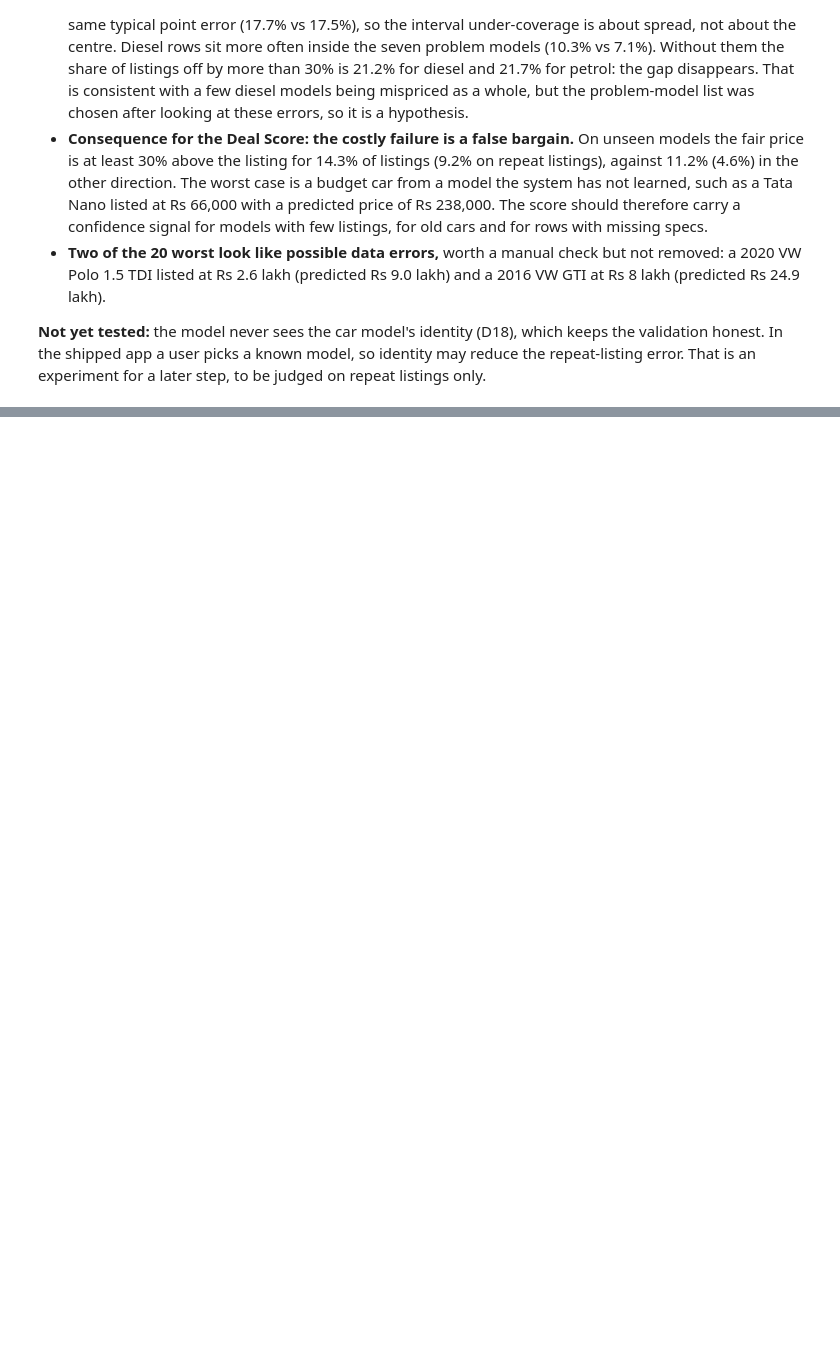
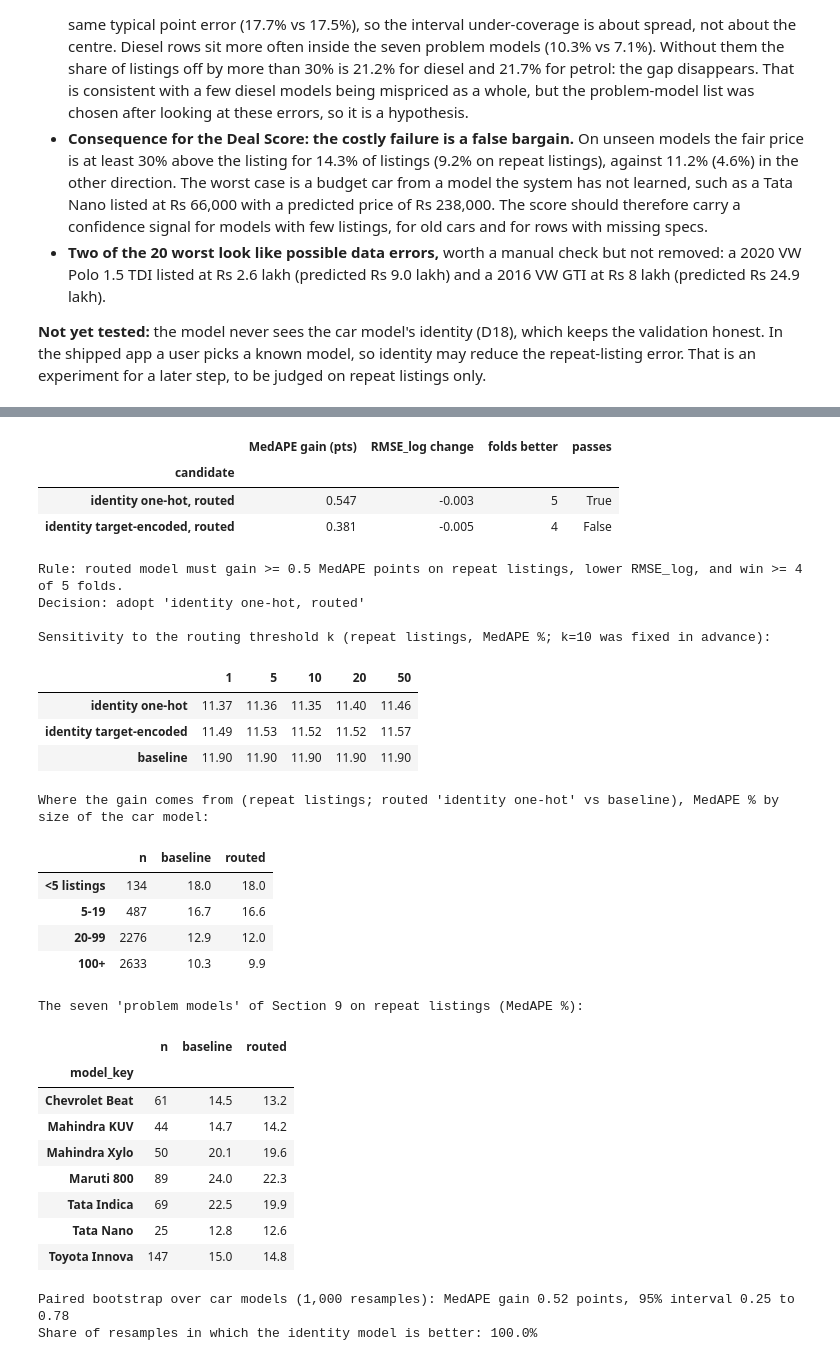
Before and after one commit to aayaan-khan/Used-Cars-Cost-Prediction, a Jupyter notebook: notebooks/Used_Cars_Cost_Prediction.ipynb, the cells around one changed output, grey strips where cells are left out. Drawn from its saved outputs; the diff is of its cells as text; code cells hidden in the pictures; blank space fills up the shorter version.

```diff
--- a/notebooks/Used_Cars_Cost_Prediction.ipynb
+++ b/notebooks/Used_Cars_Cost_Prediction.ipynb
@@ -1941,0 +2032,74 @@ Saved: reports/figures/error_analysis.png
+# %%
+# Cell 45: the pre-committed adoption rule, sensitivity to k, and where the gain comes from
+MIN_GAIN_PTS, MIN_FOLDS = 0.5, 4
+rep = tables["repeat listings"]; b = rep.loc[BASE]
+rule = []
+for enc in list(variants)[1:]:
+    r = rep.loc[f"{enc}, routed (k={K_ROUTE})"]
+    gain = b["MedAPE_%"] - r["MedAPE_%"]; folds = int(r["folds better than baseline"][0])
+    rule.append({"candidate": f"{enc}, routed", "MedAPE gain (pts)": gain, "RMSE_log change": r["RMSE_log"] - b["RMSE_log"], "folds better": folds,
+                 "passes": bool(gain >= MIN_GAIN_PTS and r["RMSE_log"] < b["RMSE_log"] and folds >= MIN_FOLDS)})
+rule = pd.DataFrame(rule).set_index("candidate"); display(rule.round(3))
+passing = rule[rule.passes]
+winner_id = None if passing.empty else passing["RMSE_log change"].idxmin()      # of those that pass, the largest RMSE_log reduction
+print(f"Rule: routed model must gain >= {MIN_GAIN_PTS} MedAPE points on repeat listings, lower RMSE_log, and win >= {MIN_FOLDS} of 5 folds.")
+print("Decision:", f"adopt '{winner_id}'" if winner_id else "keep the baseline")
+
+print("\nSensitivity to the routing threshold k (repeat listings, MedAPE %; k=10 was fixed in advance):")
+sens = {f"{enc}": {k: summarise("repeat listings", "x", routed("repeat listings", enc, k))["MedAPE_%"] for k in (1, 5, 10, 20, 50)} for enc in list(variants)[1:]}
+sens["baseline"] = {k: b["MedAPE_%"] for k in (1, 5, 10, 20, 50)}
+display(pd.DataFrame(sens).T.round(2))
+
+best_enc = (winner_id or rule["RMSE_log change"].idxmin()).replace(", routed", "")
+size = dev.model_key.map(dev.model_key.value_counts())
+grp = pd.cut(size, [0, 4, 19, 99, 10000], labels=["<5 listings", "5-19", "20-99", "100+"])
+pb, pr = ape_of(oof["repeat listings"][BASE]), ape_of(routed("repeat listings", best_enc))
+print(f"\nWhere the gain comes from (repeat listings; routed '{best_enc}' vs baseline), MedAPE % by size of the car model:")
+display(pd.DataFrame({"n": grp.value_counts().sort_index(), "baseline": pd.Series(pb).groupby(grp.values).median(),
+                      "routed": pd.Series(pr).groupby(grp.values).median()}).round(1))
+print("The seven 'problem models' of Section 9 on repeat listings (MedAPE %):")
+display(pd.DataFrame({"n": dev.model_key[dev.model_key.isin(problem)].value_counts(),
+                      "baseline": pd.Series(pb, index=dev.index)[dev.model_key.isin(problem)].groupby(dev.model_key).median(),
+                      "routed": pd.Series(pr, index=dev.index)[dev.model_key.isin(problem)].groupby(dev.model_key).median()}).round(1))
+
+# How sure are we of the gain? Paired bootstrap that resamples whole car models (rows of one model are not independent)
+rng = np.random.default_rng(0)
+by_group = [np.flatnonzero(dev.model_key.values == m) for m in dev.model_key.unique()]
+gains = []
+for _ in range(1000):
+    idx = np.concatenate([by_group[i] for i in rng.integers(0, len(by_group), len(by_group))])
+    gains.append(np.median(pb[idx]) - np.median(pr[idx]))
+lo_, mid_, hi_ = np.percentile(gains, [2.5, 50, 97.5])
+print(f"\nPaired bootstrap over car models (1,000 resamples): MedAPE gain {mid_:.2f} points, 95% interval {lo_:.2f} to {hi_:.2f}")
+print(f"Share of resamples in which the identity model is better: {100 * np.mean(np.array(gains) > 0):.1f}%")
+# %% [output]
+|  | MedAPE gain (pts) | RMSE_log change | folds better | passes |
+| candidate |  |  |  |  |
+| identity one-hot, routed | 0.547 | -0.003 | 5 | True |
+| identity target-encoded, routed | 0.381 | -0.005 | 4 | False |
+Rule: routed model must gain >= 0.5 MedAPE points on repeat listings, lower RMSE_log, and win >= 4 of 5 folds.
+Decision: adopt 'identity one-hot, routed'
+
+Sensitivity to the routing threshold k (repeat listings, MedAPE %; k=10 was fixed in advance):
+|  | 1 | 5 | 10 | 20 | 50 |
+| identity one-hot | 11.37 | 11.36 | 11.35 | 11.40 | 11.46 |
+| identity target-encoded | 11.49 | 11.53 | 11.52 | 11.52 | 11.57 |
+| baseline | 11.90 | 11.90 | 11.90 | 11.90 | 11.90 |
+Where the gain comes from (repeat listings; routed 'identity one-hot' vs baseline), MedAPE % by size of the car model:
+|  | n | baseline | routed |
+| <5 listings | 134 | 18.0 | 18.0 |
+| 5-19 | 487 | 16.7 | 16.6 |
+| 20-99 | 2276 | 12.9 | 12.0 |
+| 100+ | 2633 | 10.3 | 9.9 |
+The seven 'problem models' of Section 9 on repeat listings (MedAPE %):
+|  | n | baseline | routed |
+| model_key |  |  |  |
+| Chevrolet Beat | 61 | 14.5 | 13.2 |
+| Mahindra KUV | 44 | 14.7 | 14.2 |
+| Mahindra Xylo | 50 | 20.1 | 19.6 |
+| Maruti 800 | 89 | 24.0 | 22.3 |
+| Tata Indica | 69 | 22.5 | 19.9 |
+| Tata Nano | 25 | 12.8 | 12.6 |
+| Toyota Innova | 147 | 15.0 | 14.8 |
+Paired bootstrap over car models (1,000 resamples): MedAPE gain 0.52 points, 95% interval 0.25 to 0.78
+Share of resamples in which the identity model is better: 100.0%
```
Also changed, not shown: parts of 4 cells of this notebook, 2 other files.
